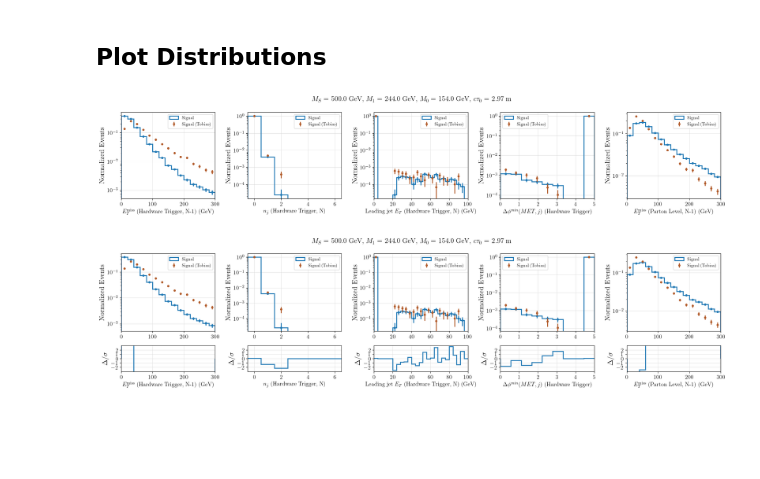
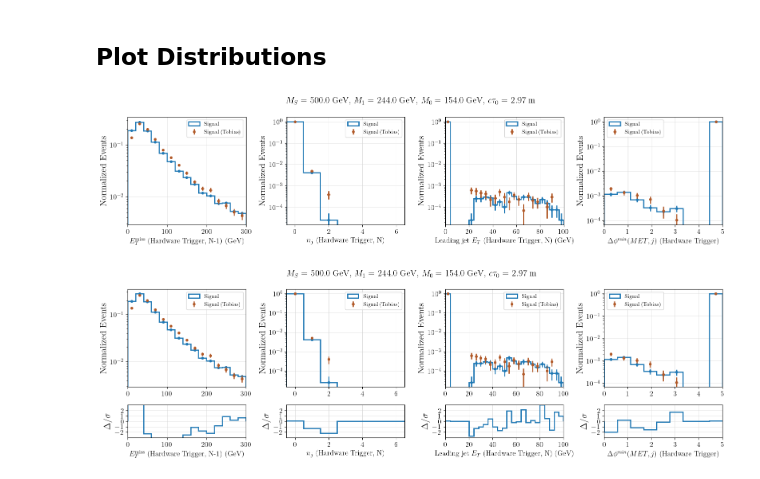
Before and after one commit to andlessa/back2futureTrigger, a Jupyter notebook: newTrigger_dists.ipynb, the cells around one changed output. Cells and saved outputs as stored; diff of their text form; code cells hidden in the pictures; blank space fills up the shorter version.

```diff
--- a/newTrigger_dists.ipynb
+++ b/newTrigger_dists.ipynb
@@ -146,7 +144,7 @@ tobiasCurves = {L1metStr : './B2TF-Tobias/resutls/l1_met.csv',
 # %% [markdown]
 ## Plot Distributions
 # %%
-plot_variables = [c for c in df.columns if c not in ['label']]
+plot_variables = [c for c in df.columns if c not in ['label',L1metPartonStr]]
 
 colors = plt.colormaps['Paired'].colors[1::2]
 
@@ -226,34 +224,34 @@ for i,var in enumerate(plot_variables):
             y0 = y
             y0Err = yerr
             r_y = np.ones(len(y))
             r_error = np.zeros(len(y))
         else:
             r_y = np.divide(y,y0)
             r_error = r_y*np.sqrt((yerr/y)**2 + (y0Err/y0)**2)
 
 
 
 
 
     ax.set_ylabel('Normalized Events')
     ax.set_yscale('log')
     ax.set_xlim(min(bins),max(bins))
     # dx = bin_centers[1]-bin_centers[0]
     # if len(bin_centers) <= 6:
         # ax.xaxis.set_ticks(bin_centers)
     # else:
         # ax.xaxis.set_ticks(bin_centers[::2])
     if i >= 0:
         ax.legend()
 
     ax.set_xlabel(var,fontsize=13)
 
 if mDict:
     fig.suptitle(r"$M_{S} =$ %1.1f GeV, $M_{1} = $ %1.1f GeV, $M_0 = $ %1.1f GeV, $c \tau_0$ = %1.2f m" %(mDict['mS'],mDict['m1'],mDict['m0'],c*mDict['tau']))
 plt.tight_layout()
 plt.show()
 # %% [output]
-[figure, old version]
+[figure, new version]
 # %%
 ncols = len(plot_variables)
 nrows = 2
@@ -367,4 +365,4 @@ if mDict:
 plt.tight_layout()
 plt.show()
 # %% [output]
-[figure, old version]
+[figure, new version]
```
Also changed, not shown: parts of 1 cell of this notebook, 3 other files.
